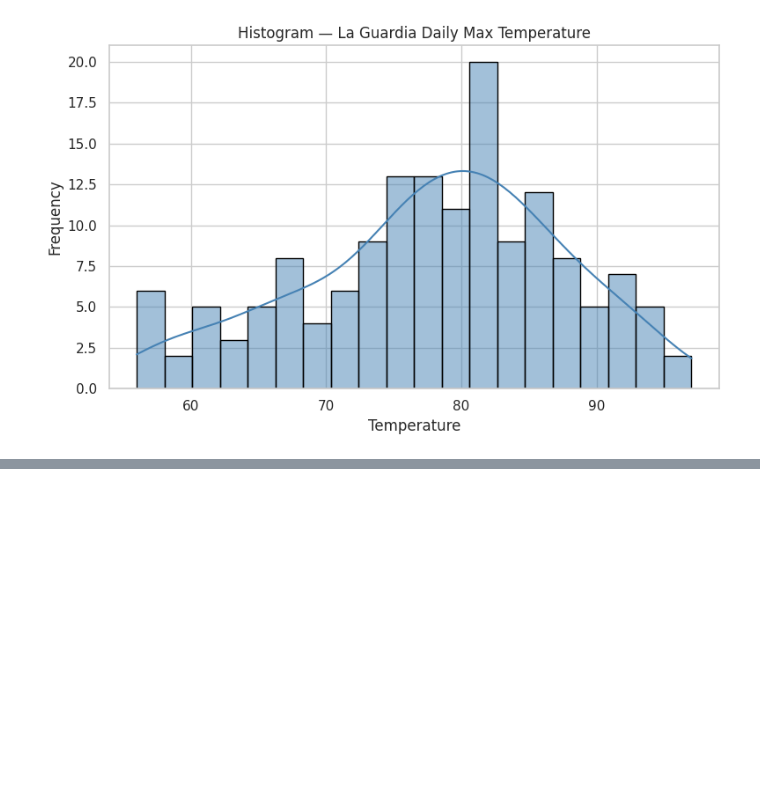
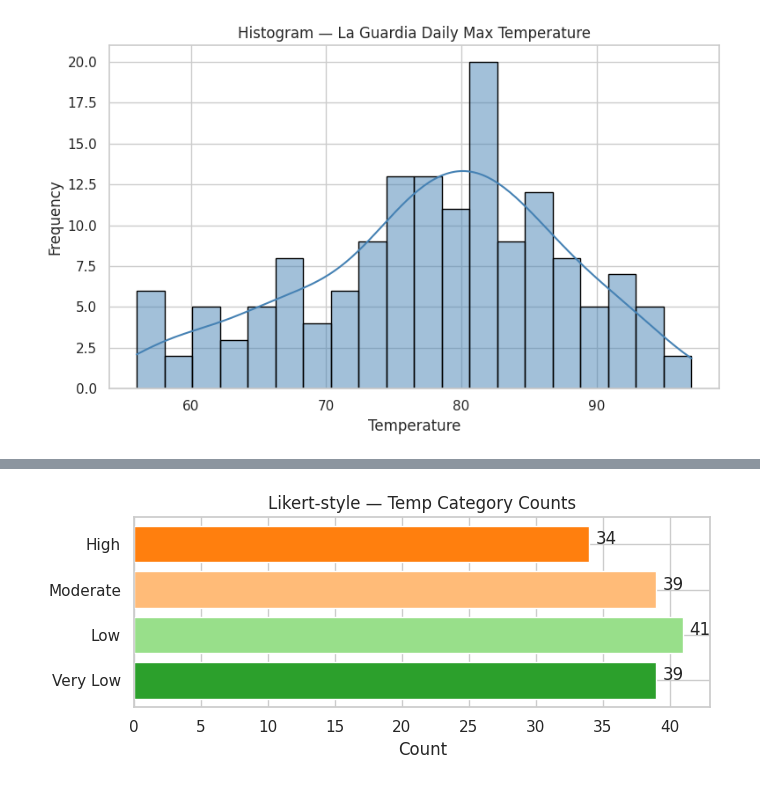
Before and after one commit to MURALAAYYAPPA/Data-Visualization, a Jupyter notebook: Daily Temperature.ipynb, the cells around one changed output, grey strips where cells are left out. Saved outputs shown, nothing was run; the diff lists cells and outputs as text; code cells hidden in the pictures; blank space fills up the shorter version.

```diff
--- a/Daily Temperature.ipynb
+++ b/Daily Temperature.ipynb
@@ -169,0 +214,12 @@ plt.show()
+# %%
+likert_counts = df['Temp_Category'].value_counts().reindex(labels, fill_value=0)
+plt.figure(figsize=(7,3))
+plt.barh(labels, likert_counts.values, color=['#2ca02c','#98df8a','#ffbb78','#ff7f0e'])
+plt.title("Likert-style — Temp Category Counts")
+plt.xlabel("Count")
+for i, v in enumerate(likert_counts.values):
+    plt.text(v+0.5, i, str(int(v)))
+plt.tight_layout()
+plt.show()
+# %% [output]
+[figure, added]
```
Also changed, not shown: parts of 6 cells of this notebook.
